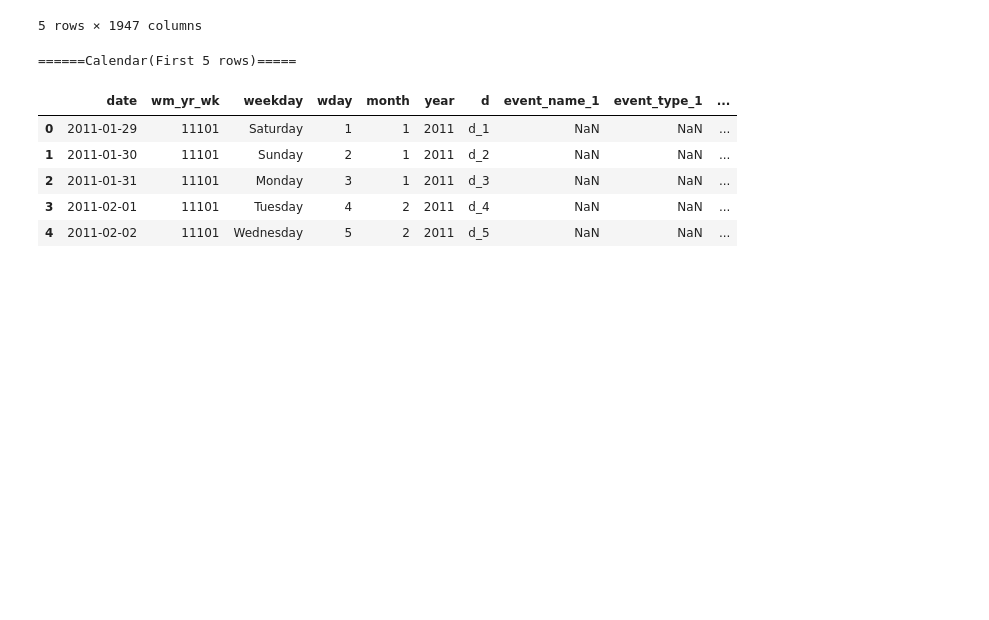
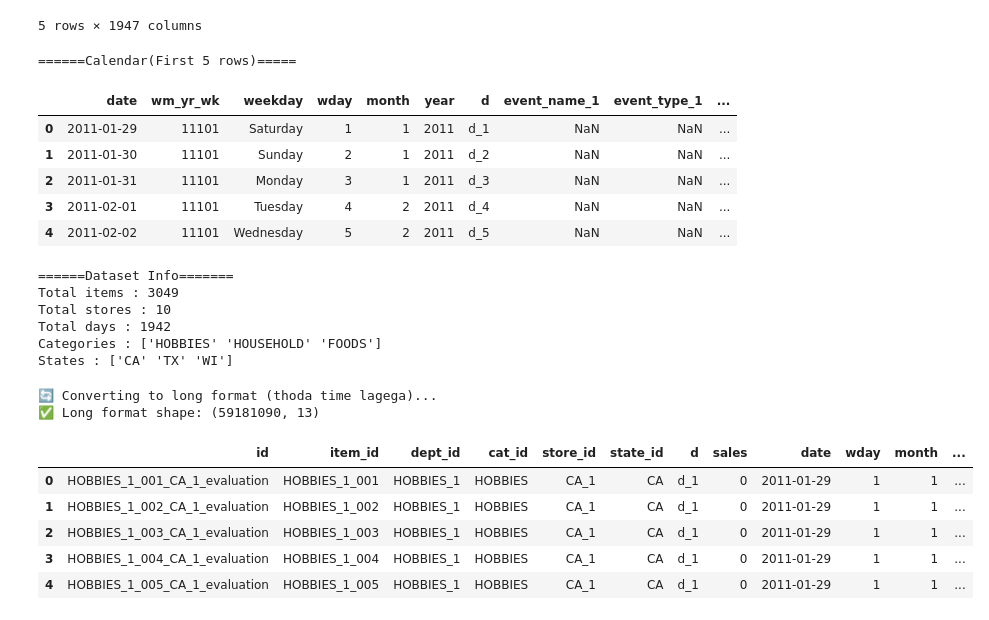
Before and after one commit to chashak20/demand-forecasting-project, a Jupyter notebook: Untitled.ipynb, the cells around one changed output. Drawn from its saved outputs; the diff is of its cells as text; code cells hidden in the pictures; blank space fills up the shorter version.

```diff
--- a/Untitled.ipynb
+++ b/Untitled.ipynb
@@ -69,4 +60,41 @@ print(f'Total items : {sales_train["item_id"].nunique()}')
 print(f'Total stores : {sales_train["store_id"].nunique()}')
 print(f'Total days : {sales_train.shape[1] - 5}')
 print(f'Categories : {sales_train["cat_id"].unique()}')
-print(f'States : {sales_train["cat_id"].unique()}')
+print(f'States : {sales_train["state_id"].unique()}')
+# %% [output]
+======Dataset Info=======
+Total items : 3049
+Total stores : 10
+Total days : 1942
+Categories : ['HOBBIES' 'HOUSEHOLD' 'FOODS']
+States : ['CA' 'TX' 'WI']
+# %%
+# Wide → Long format
+print('🔄 Converting to long format (thoda time lagega)...')
+
+id_cols   = ['id', 'item_id', 'dept_id', 'cat_id', 'store_id', 'state_id']
+day_cols  = [c for c in sales_train.columns if c.startswith('d_')]
+
+sales_long = sales_train.melt(
+    id_vars    = id_cols,
+    value_vars = day_cols,
+    var_name   = 'd',
+    value_name = 'sales'
+)
+
+# Calendar ke saath merge karo (date column lene ke liye)
+sales_long = sales_long.merge(calendar[['d', 'date', 'wday', 'month', 'year', 'event_name_1']],
+                               on='d', how='left')
+sales_long['date'] = pd.to_datetime(sales_long['date'])
+
+print(f'✅ Long format shape: {sales_long.shape}')
+sales_long.head()
+# %% [output]
+🔄 Converting to long format (thoda time lagega)...
+✅ Long format shape: (59181090, 13)
+|  | id | item_id | dept_id | cat_id | store_id | state_id | d | sales | date | wday | month | ... |
+| 0 | HOBBIES_1_001_CA_1_evaluation | HOBBIES_1_001 | HOBBIES_1 | HOBBIES | CA_1 | CA | d_1 | 0 | 2011-01-29 | 1 | 1 | ... |
+| 1 | HOBBIES_1_002_CA_1_evaluation | HOBBIES_1_002 | HOBBIES_1 | HOBBIES | CA_1 | CA | d_1 | 0 | 2011-01-29 | 1 | 1 | ... |
+| 2 | HOBBIES_1_003_CA_1_evaluation | HOBBIES_1_003 | HOBBIES_1 | HOBBIES | CA_1 | CA | d_1 | 0 | 2011-01-29 | 1 | 1 | ... |
+| 3 | HOBBIES_1_004_CA_1_evaluation | HOBBIES_1_004 | HOBBIES_1 | HOBBIES | CA_1 | CA | d_1 | 0 | 2011-01-29 | 1 | 1 | ... |
+| 4 | HOBBIES_1_005_CA_1_evaluation | HOBBIES_1_005 | HOBBIES_1 | HOBBIES | CA_1 | CA | d_1 | 0 | 2011-01-29 | 1 | 1 | ... |
```
Also changed, not shown: parts of 4 cells of this notebook, 2 other files.
